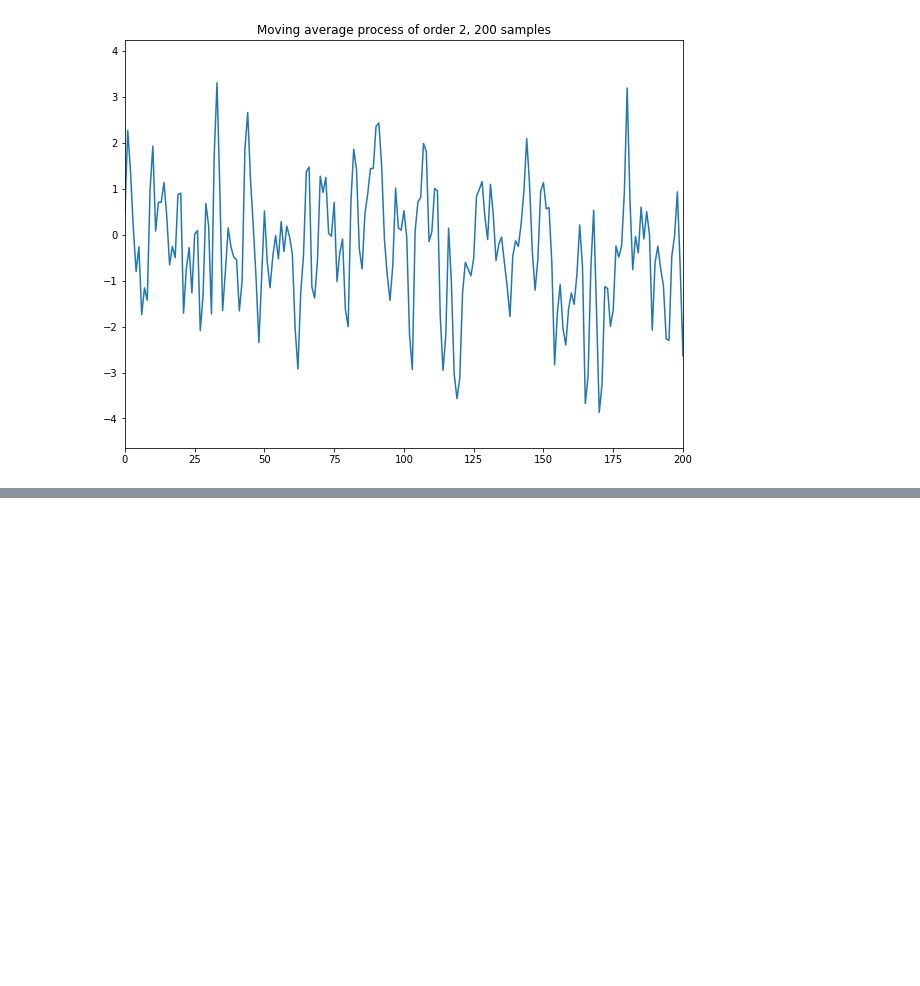
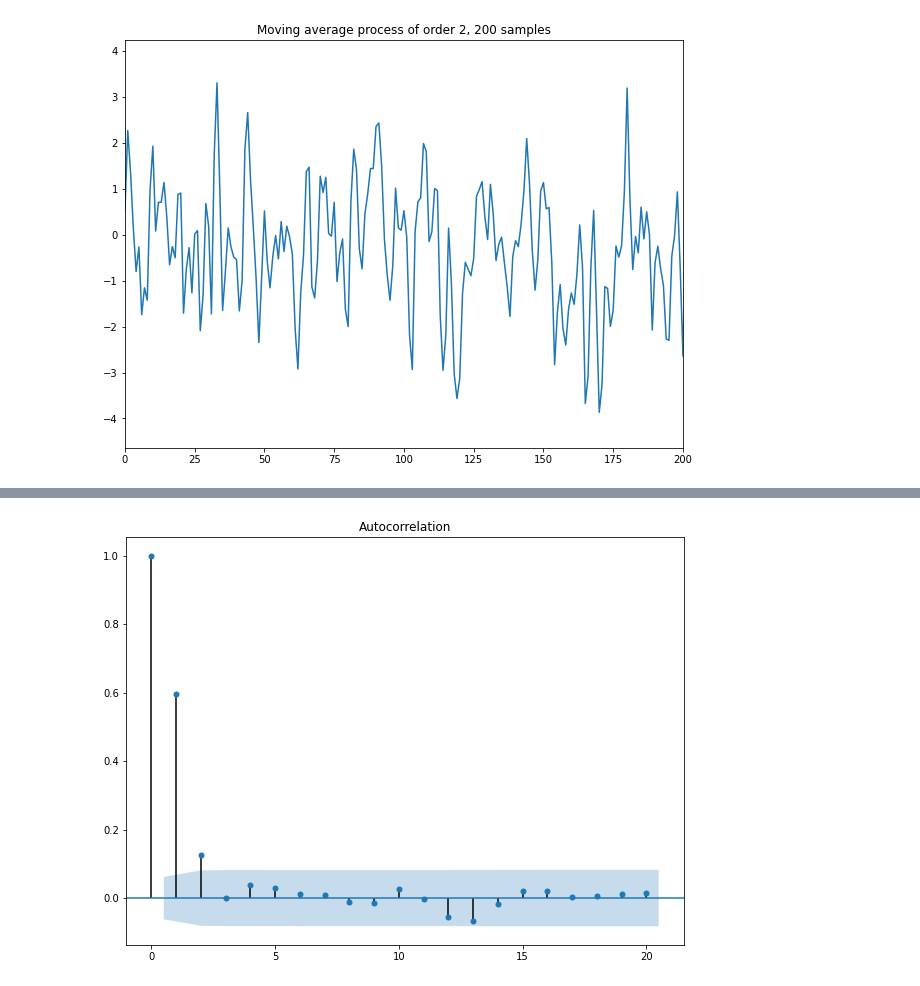
Before and after one commit to gmateesc/Python, a Jupyter notebook: stats.ipynb, the cells around one changed output, grey strips where cells are left out. Drawn from its saved outputs; the diff is of its cells as text; code cells hidden in the pictures; blank space fills up the shorter version.

Commit message:
Plot the autocorrelation function

```diff
--- a/stats.ipynb
+++ b/stats.ipynb
@@ -34,0 +41,4 @@ plt.show()
+# %%
+plot_acf(MA2_process, lags=20);
+# %% [output]
+[figure, added]
```
Also changed, not shown: parts of 3 cells of this notebook.
